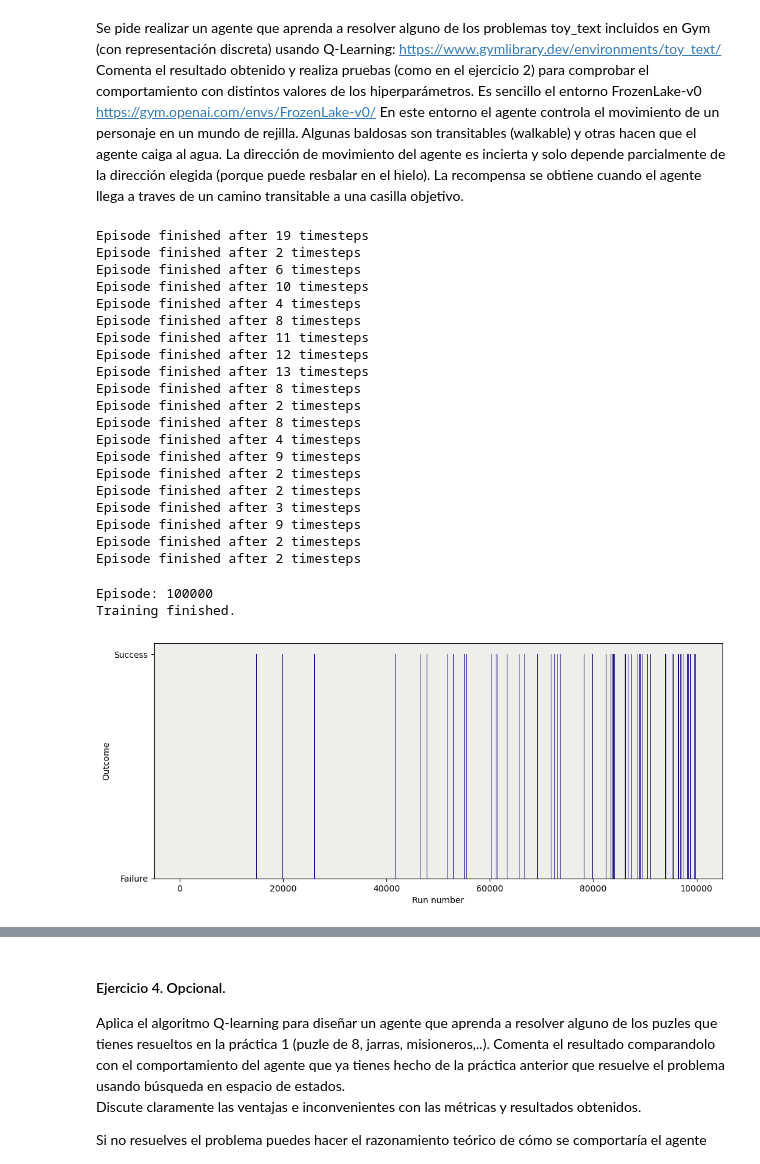
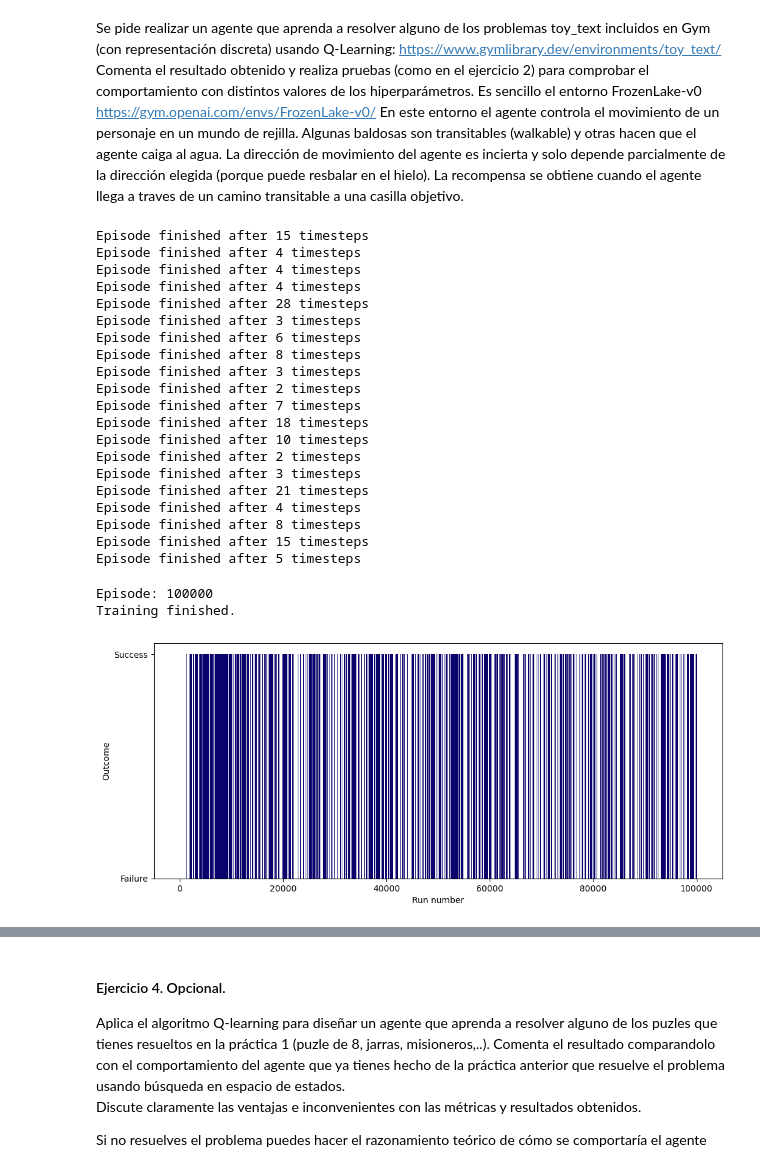
Before and after one commit to ALK222/IA1, a Jupyter notebook: Practicas/Sesion_4/sesion 4.ipynb, the cells around one changed output, grey strips where cells are left out. Saved outputs shown, nothing was run; the diff lists cells and outputs as text; code cells hidden in the pictures.

```diff
--- a/Practicas/Sesion_4/sesion 4.ipynb
+++ b/Practicas/Sesion_4/sesion 4.ipynb
@@ -908,3 +898,35 @@ Resuelve el problema del taxi con cualquiera de los algoritmos de búsqueda de A
     - 5: drop off passenger
 
 En el código de la clase Problem tendrás que hacer uso de las funciones de env, por ejemplo, result corresponde a una llamada a:  env.next_state, reward, done, info, X = env.step(action)
+# %%
+from search import Problem, breadth_first_tree_search
+
+class Taxi(Problem):
+    def __init__(self, initial, goal=None):
+        self.done = False
+        super().__init__(initial, self.goal_test)
+
+    def actions(self, state):
+        acs = []
+        for action in range(0, self.initial.action_space.n):
+            next_state, reward, self.done, info, X = self.initial.step(action)
+            if (next_state != self.initial.s):
+                acs.append(action)
+        return acs
+
+    def result(self,estado,accion):
+        self.next_state, reward, self.donde, info, X = self.initial.step(action)
+        return self.next_state
+
+    def goal_test(self, state):
+        return self.done
+# %%
+%%time
+env.reset()
+initial = env
+
+t = Taxi(initial=initial)
+
+breadth_first_tree_search(t)
+
+t.initial.s
@@ -979,26 +1005,26 @@ for i_episode in range(20):
             break
 env.close()
 # %% [output]
-Episode finished after 19 timesteps
+Episode finished after 15 timesteps
+Episode finished after 4 timesteps
+Episode finished after 4 timesteps
+Episode finished after 4 timesteps
+Episode finished after 28 timesteps
+Episode finished after 3 timesteps
+Episode finished after 6 timesteps
+Episode finished after 8 timesteps
+Episode finished after 3 timesteps
 Episode finished after 2 timesteps
-Episode finished after 6 timesteps
+Episode finished after 7 timesteps
+Episode finished after 18 timesteps
 Episode finished after 10 timesteps
+Episode finished after 2 timesteps
+Episode finished after 3 timesteps
+Episode finished after 21 timesteps
 Episode finished after 4 timesteps
 Episode finished after 8 timesteps
-Episode finished after 11 timesteps
-Episode finished after 12 timesteps
-Episode finished after 13 timesteps
-Episode finished after 8 timesteps
-Episode finished after 2 timesteps
-Episode finished after 8 timesteps
-Episode finished after 4 timesteps
-Episode finished after 9 timesteps
-Episode finished after 2 timesteps
-Episode finished after 2 timesteps
-Episode finished after 3 timesteps
-Episode finished after 9 timesteps
-Episode finished after 2 timesteps
-Episode finished after 2 timesteps
+Episode finished after 15 timesteps
+Episode finished after 5 timesteps
 # %%
 # Primero se inicializa la Q-table a 500×6500×6 matrix of zeros:
 from IPython.display import clear_output
@@ -1010,10 +1036,10 @@ q_table = np.zeros([env.observation_space.n, env.action_space.n])
 
 # Hyperparameters
 episodes_test = 100001
-alpha = 0.6
-gamma = 0.8
+alpha = 0.55
+gamma = 0.85
 epsilon = 1
-epsilon_decay = 1/(episodes_test - 1)
+epsilon_decay = 0.001
 
 # For plotting metrics
 all_epochs = []
@@ -1044,8 +1070,8 @@ for i in range(1, episodes_test):
 
         state = next_state
         epochs += 1
-        # alpha -= 0.000002
-        epsilon -= epsilon_decay
+    # alpha -= 0.000002
+    epsilon = np.maximum(0, epsilon - epsilon_decay)
 
     all_epochs.append(i)
     # all_penalties.append(penalties)
@@ -1060,13 +1086,12 @@ Training finished.
 # %%
 plt.figure(figsize=(12, 5))
 plt.xlabel("Run number")
 plt.ylabel("Outcome")
 ax = plt.gca()
-ax.set_facecolor('#efeeea')
-plt.bar(range(len(all_success)), all_success, color="#0A047A", width=1.0)
+plt.bar(all_epochs, all_success, color="#0A036B", width=1.0)
 plt.show()
 # %% [output]
-[figure, old version]
+[figure, new version]
 # %%
 total_success = 0
 episodes = 100
```
Also changed, not shown: parts of 27 cells of this notebook, 2 other files.
